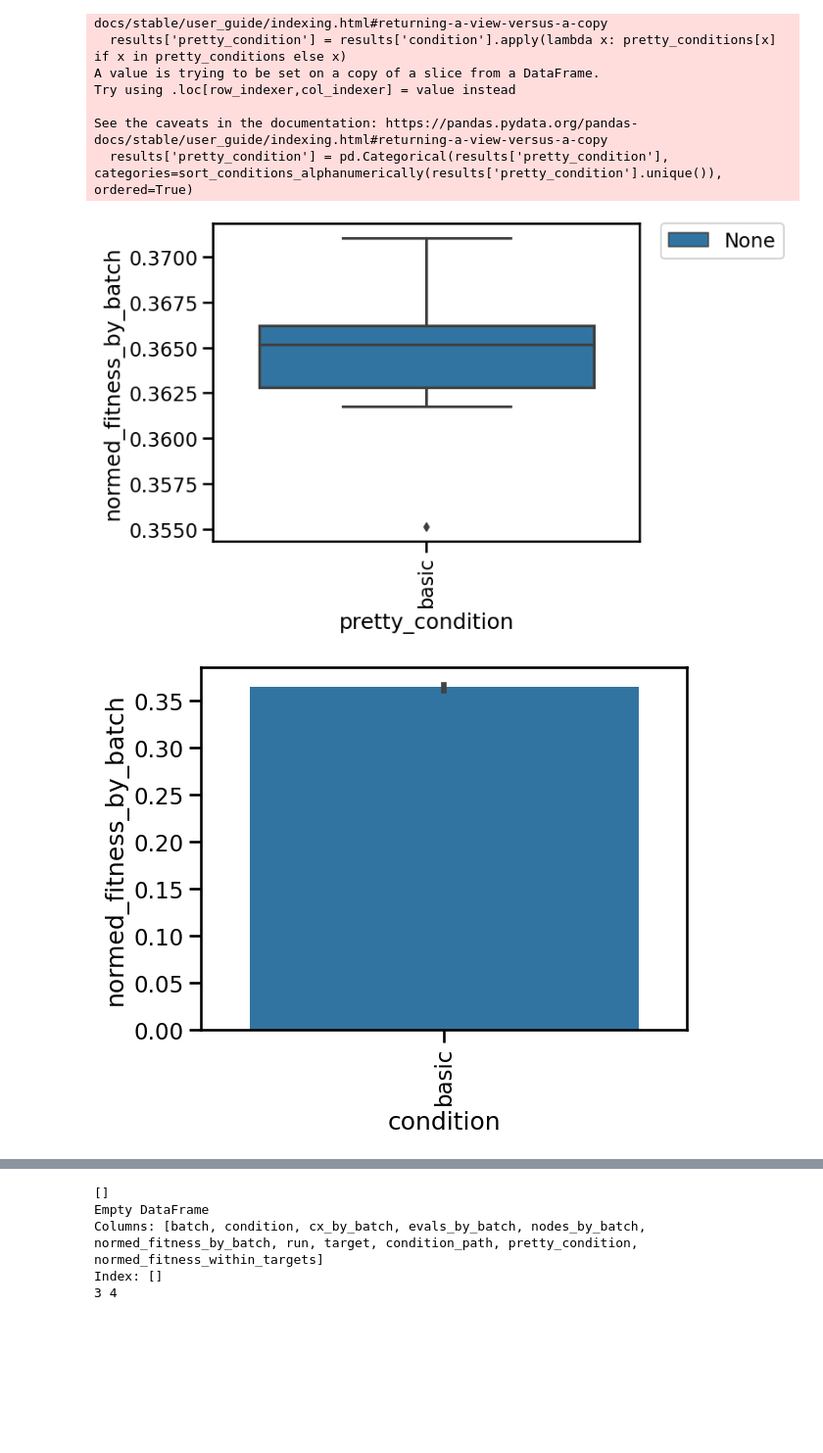
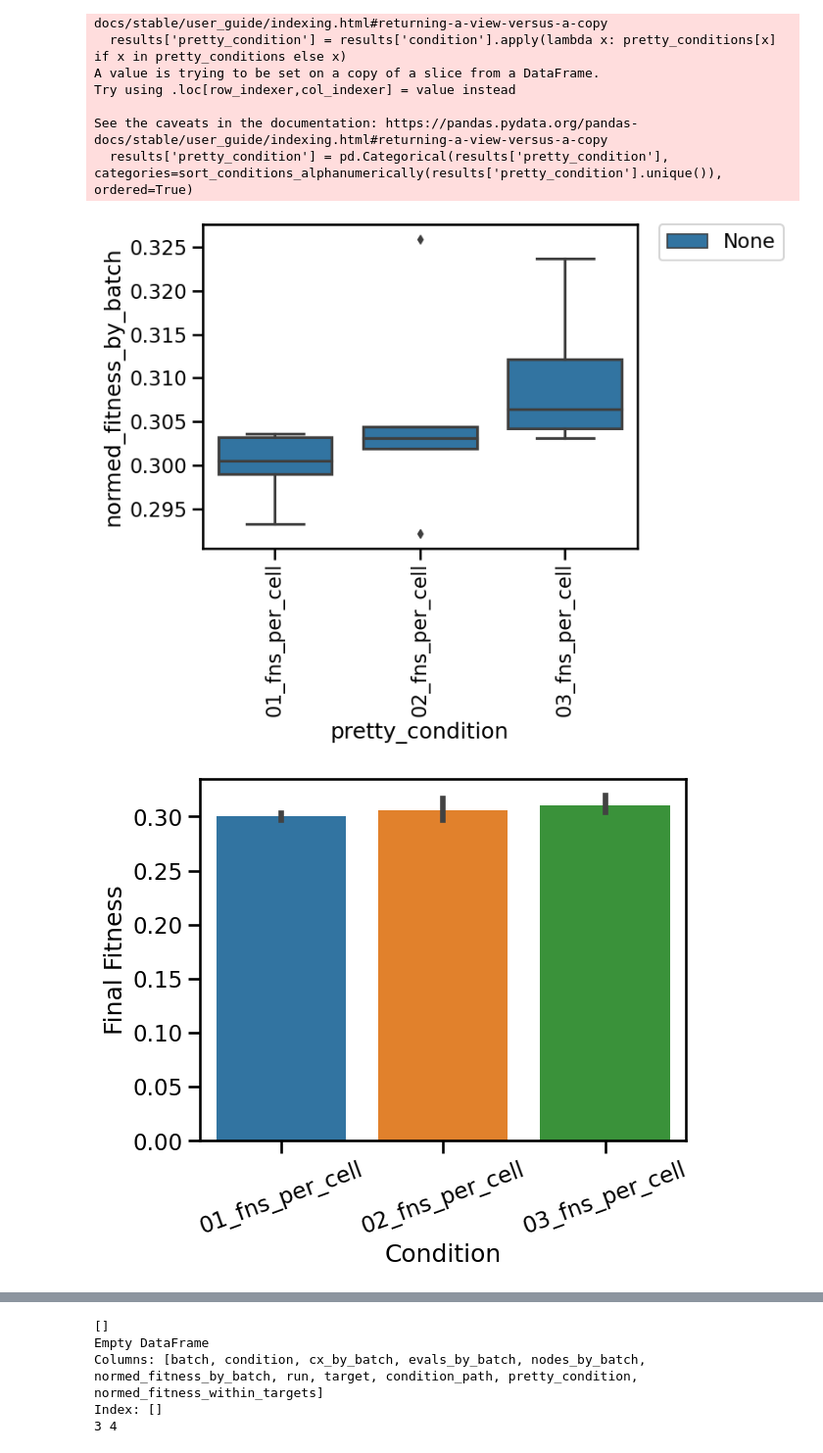
Before and after one commit to uvm-neurobotics-lab/MOVE, a Jupyter notebook: analysis/plotting.ipynb, the cells around one changed output, grey strips where cells are left out. Shown at 98% size. Cells and saved outputs as stored; diff of their text form; code cells hidden in the pictures; blank space fills up the shorter version.

Commit message:
stability for plots

```diff
--- a/analysis/plotting.ipynb
+++ b/analysis/plotting.ipynb
@@ -24,7 +24,9 @@ The autoreload extension is already loaded. To reload it, use:
 # results_path = "../../results/telo-25-sgd-10-nodes"
 # results_path = "../../results/telo-25-sgd-inter"
 # results_path = "../../results/telo-25-sgd"
-results_path = "../../results/clip-variants-classic-cppn"
+# results_path = "../../results/clip-variants-classic-cppn"
+# results_path = "../../results/clip-basic"
+results_path = "../../results/clip-emoji-fns-per-cell"
 # results_path = "../../results/telo-24-growth-sgd-4"
 # results_path = "../../results/topology-mutation-iters"
 # results_path = "../../results/soft-mask-num-cells"
@@ -469,14 +512,16 @@ plt.xticks(rotation=90)
 plt.legend(bbox_to_anchor=(1.05, 1), loc=2, borderaxespad=0.)
 plt.show()
 # %% [output]
-[figure, old version]
+[figure, new version]
 # %%
 #
-sns.barplot(data=results.groupby(["run"]).max().reset_index().dropna(), x="condition",y="normed_fitness_by_batch")
-plt.xticks(rotation=90)
+sns.barplot(data=results.groupby(["run"]).max().reset_index().dropna(), x="pretty_condition",y="normed_fitness_by_batch")
+plt.xlabel("Condition")
+plt.ylabel("Final Fitness")
+plt.xticks(rotation=20)
 plt.show()
 # %% [output]
-[figure, old version]
+[figure, new version]
 # %%
 # raise Exception("stop here")
 sns.set_palette("tab10")
```
Also changed, not shown: parts of 26 cells of this notebook, 1 other file.
